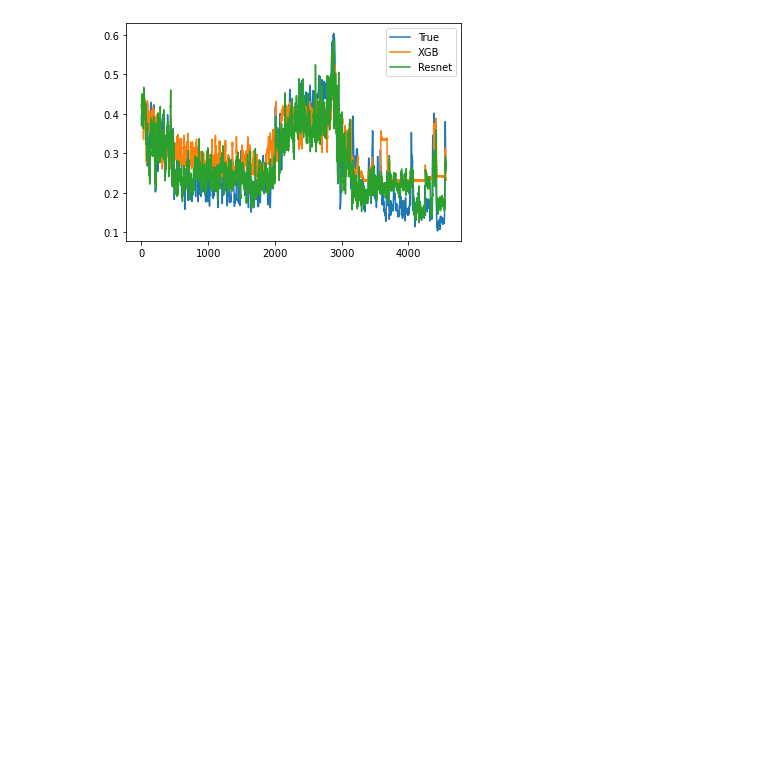
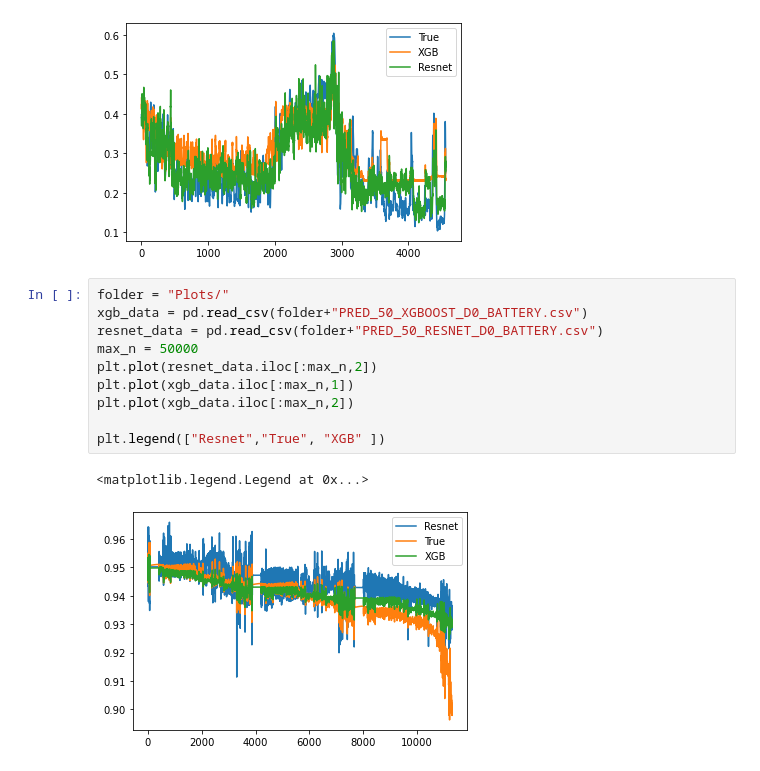
Before and after one commit to sebastianpinedaar/time-series-meta-learning, a Jupyter notebook: master-thesis/Results/Plot_results.ipynb, the cells around one changed output. Drawn from its saved outputs; the diff is of its cells as text; blank space fills up the shorter version.

```diff
--- a/master-thesis/Results/Plot_results.ipynb
+++ b/master-thesis/Results/Plot_results.ipynb
@@ -56,3 +56,16 @@ plt.legend(["True", "XGB", "Resnet"])
 # %% [output]
 <matplotlib.legend.Legend at 0x...>
 [figure]
+# %%
+folder = "Plots/"
+xgb_data = pd.read_csv(folder+"PRED_50_XGBOOST_D0_BATTERY.csv")
+resnet_data = pd.read_csv(folder+"PRED_50_RESNET_D0_BATTERY.csv")
+max_n = 50000
+plt.plot(resnet_data.iloc[:max_n,2])
+plt.plot(xgb_data.iloc[:max_n,1])
+plt.plot(xgb_data.iloc[:max_n,2])
+
+plt.legend(["Resnet","True", "XGB" ])
+# %% [output]
+<matplotlib.legend.Legend at 0x...>
+[figure, added]
```
Also changed, not shown: parts of 12 cells of this notebook, 8 other files.
